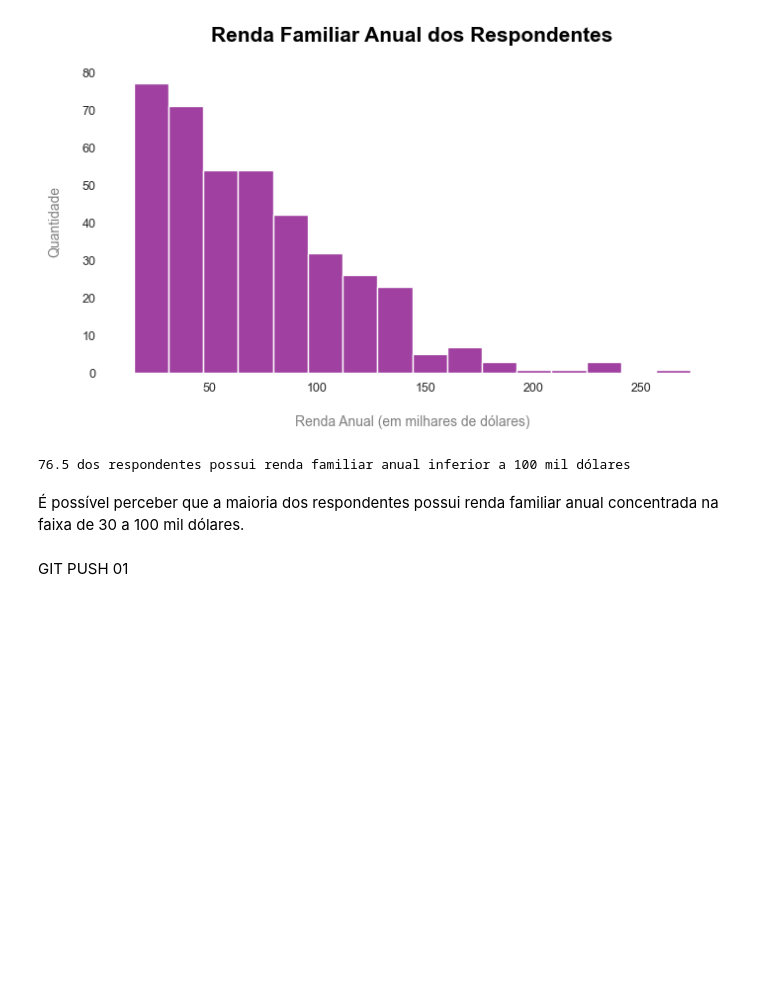
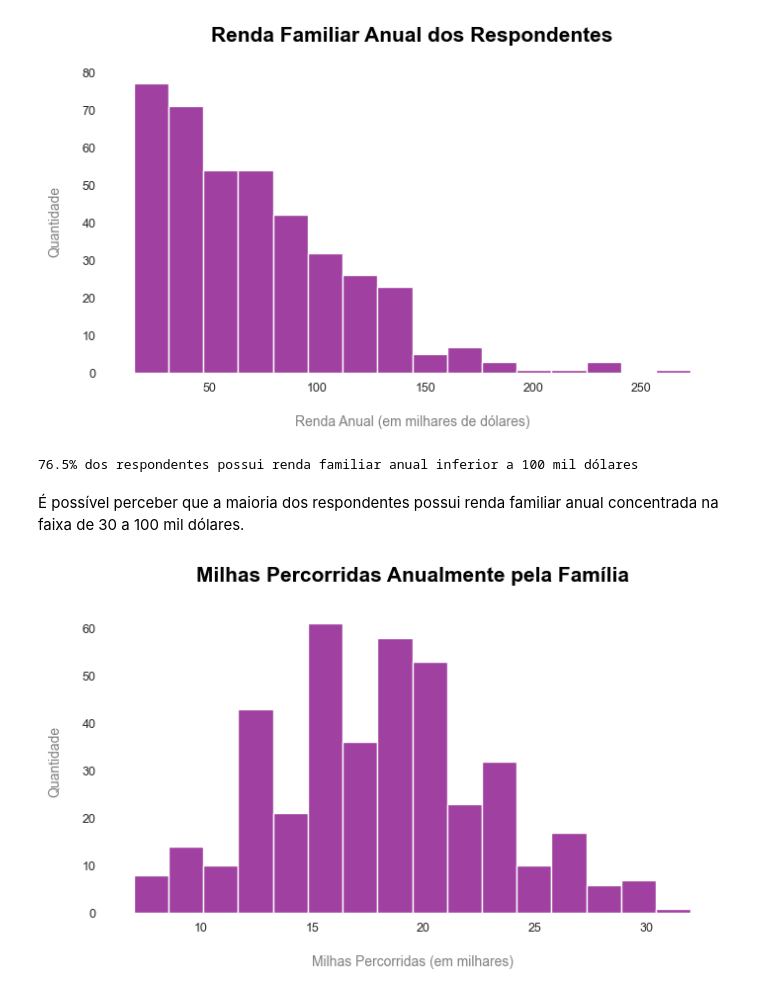
Before and after one commit to lazarocordeirosilva/Segmentacao_Clientes, a Jupyter notebook: notebook/Segmentação Clientes.ipynb, the cells around one changed output. Cells and saved outputs as stored; diff of their text form; code cells hidden in the pictures; blank space fills up the shorter version.

```diff
--- a/notebook/Segmentação Clientes.ipynb
+++ b/notebook/Segmentação Clientes.ipynb
@@ -292,10 +290,13 @@ histograma(dados = df, var = 'income', legenda = ("Renda Anual (em milhares de d
 # %% [output]
 [figure]
 # %%
-print(f"{((len(df.loc[df['income'] < 100, :])/len(df)) * 100)} dos respondentes possui renda familiar anual inferior a 100 mil dólares")
+print(f"{((len(df.loc[df['income'] < 100, :])/len(df)) * 100)}% dos respondentes possui renda familiar anual inferior a 100 mil dólares")
 # %% [output]
-76.5 dos respondentes possui renda familiar anual inferior a 100 mil dólares
+76.5% dos respondentes possui renda familiar anual inferior a 100 mil dólares
 # %% [markdown]
 É possível perceber que a maioria dos respondentes possui renda familiar anual concentrada na faixa de 30 a 100 mil dólares.
-# %% [markdown]
-GIT PUSH 01
+# %%
+#dicionario_dados['miles'] = 'Valor anual total conduzido por membros da família em milhares de milhas'
+histograma(df, 'miles', ("Milhas Percorridas (em milhares)", "Milhas Percorridas Anualmente pela Família"))
+# %% [output]
+[figure, added]
```
Also changed, not shown: parts of 20 cells of this notebook.
